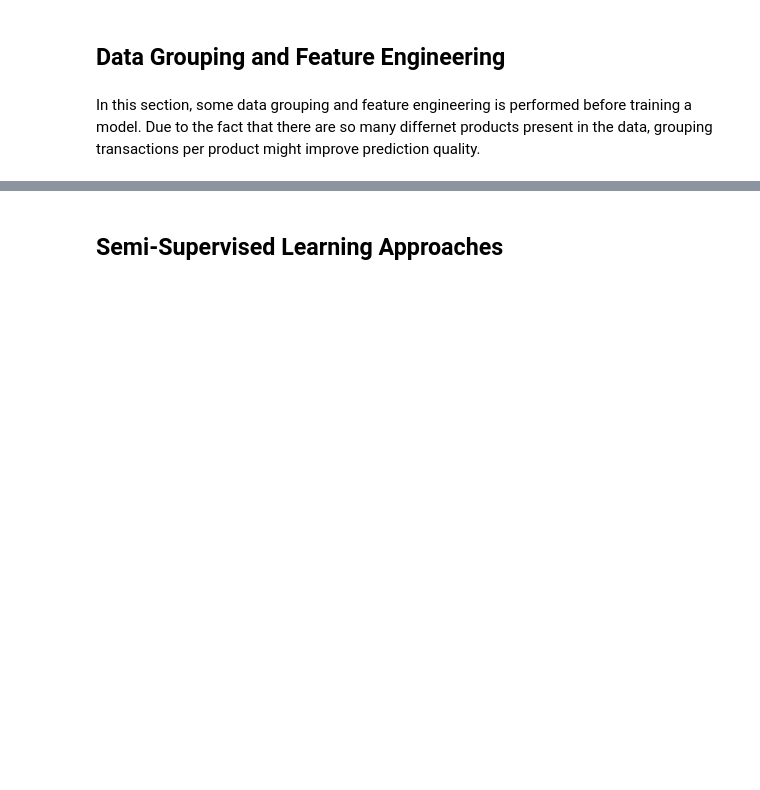
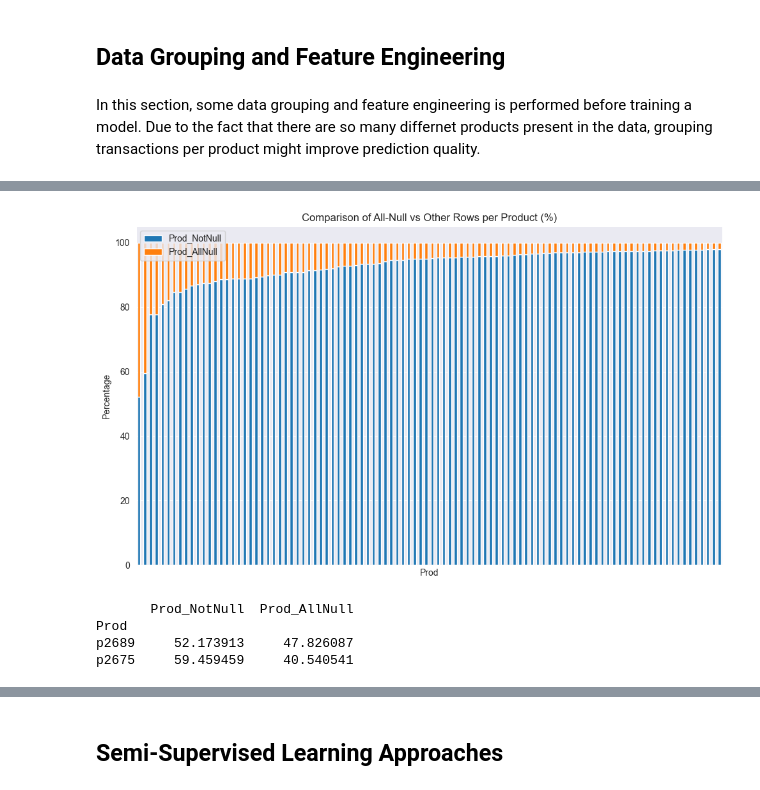
Before and after one commit to NiklasKiefer/fraud_detection, a Jupyter notebook: fraud_detection.ipynb, the cells around one changed output, grey strips where cells are left out. Saved outputs shown, nothing was run; the diff lists cells and outputs as text; code cells hidden in the pictures; blank space fills up the shorter version.

```diff
--- a/fraud_detection.ipynb
+++ b/fraud_detection.ipynb
@@ -236,0 +266,32 @@ plt.show()
+# %%
+
+mask_two_nulls = X_train.isnull().sum(axis=1) == 3 # mask for rows where two columns are missing values
+
+prod_two_nulls = X_train[mask_two_nulls]["Prod"].value_counts() # value counts for null
+prod_not_nulls = X_train[~mask_two_nulls]["Prod"].value_counts() # value counts for not null
+
+comparison = pd.DataFrame({
+    "Prod_NotNull": prod_not_nulls,
+    "Prod_AllNull": prod_two_nulls
+}).fillna(0)
+comparison = comparison[comparison["Prod_AllNull"] > 0] # remove products with zero null values
+
+comparison_pct = comparison.div(comparison.sum(axis=1), axis=0) * 100
+comparison_pct = comparison_pct.sort_values("Prod_AllNull", ascending=False).head(100)
+
+comparison_pct.plot(kind="bar", stacked=True, figsize=(10, 6))
+plt.title("Comparison of All-Null vs Other Rows per Product (%)")
+plt.ylabel("Percentage")
+plt.xlabel("Prod")
+plt.xticks([], [])
+plt.xticks(rotation=45)
+plt.tight_layout()
+plt.show()
+
+print(comparison_pct.head(2))
+# %% [output]
+[figure, added]
+       Prod_NotNull  Prod_AllNull
+Prod
+p2689     52.173913     47.826087
+p2675     59.459459     40.540541
```
Also changed, not shown: parts of 24 cells of this notebook.
